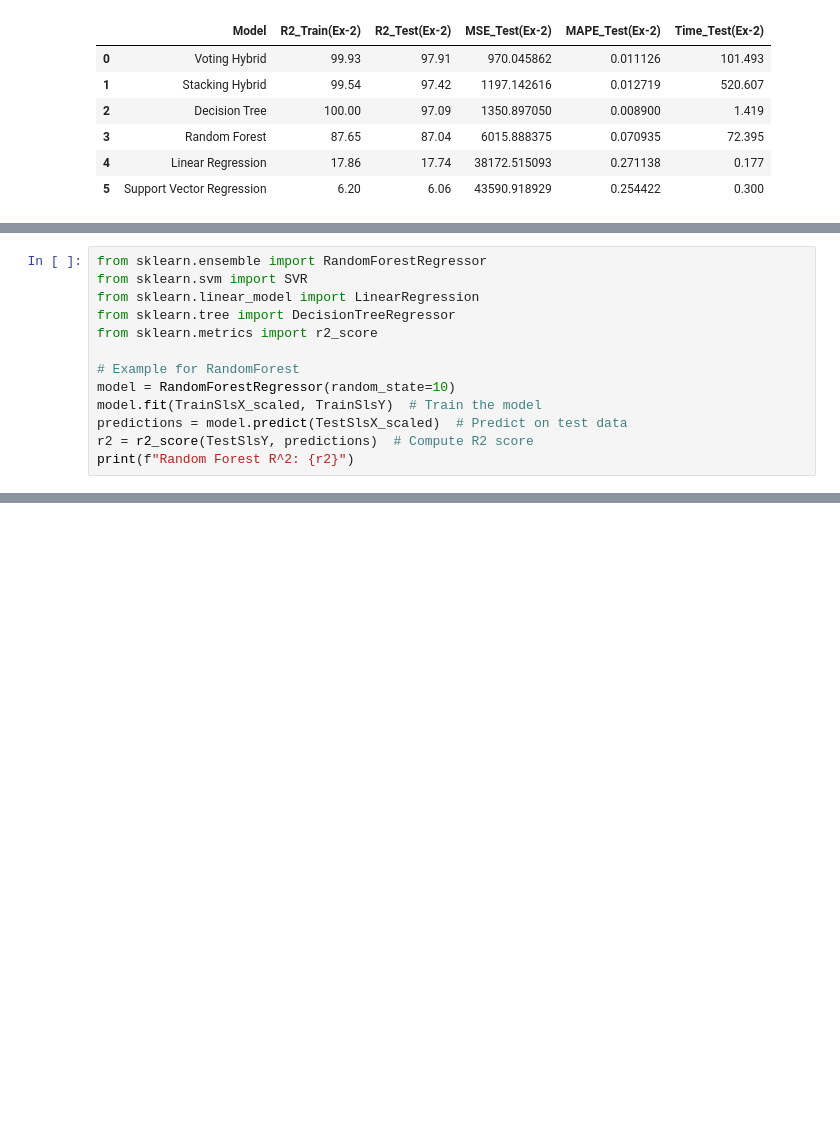
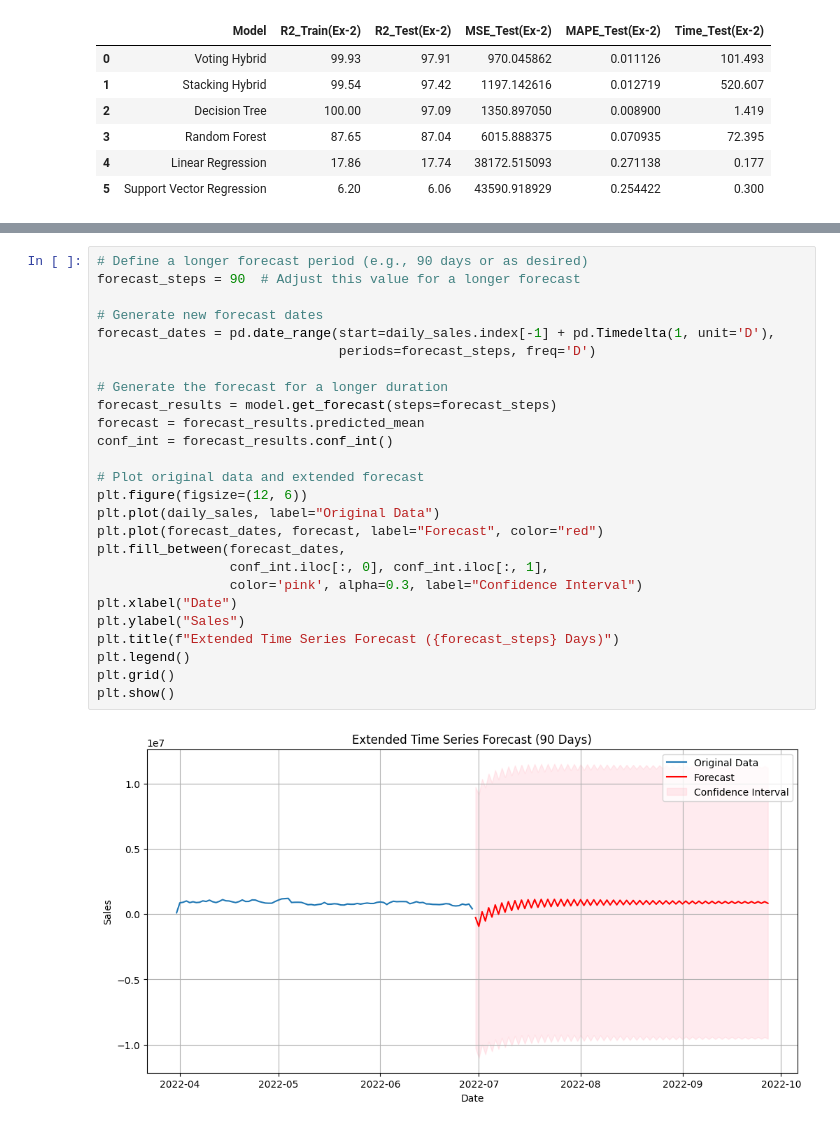
Before and after one commit to vasanthk99/Data_Science_Project, a Jupyter notebook: supermarket_sales_prediction_project.ipynb, the cells around one changed output, grey strips where cells are left out. Cells and saved outputs as stored; diff of their text form; blank space fills up the shorter version.

```diff
--- a/supermarket_sales_prediction_project.ipynb
+++ b/supermarket_sales_prediction_project.ipynb
@@ -965,13 +772,0 @@ TestSlsX_scaled = scaler.transform(TestSlsX)
-# %%
-from sklearn.ensemble import RandomForestRegressor
-from sklearn.svm import SVR
-from sklearn.linear_model import LinearRegression
-from sklearn.tree import DecisionTreeRegressor
-from sklearn.metrics import r2_score
-
-# Example for RandomForest
-model = RandomForestRegressor(random_state=10)
-model.fit(TrainSlsX_scaled, TrainSlsY)  # Train the model
-predictions = model.predict(TestSlsX_scaled)  # Predict on test data
-r2 = r2_score(TestSlsY, predictions)  # Compute R2 score
-print(f"Random Forest R^2: {r2}")
@@ -1392,0 +901,28 @@ ______________________________________
+# %%
+# Define a longer forecast period (e.g., 90 days or as desired)
+forecast_steps = 90  # Adjust this value for a longer forecast
+
+# Generate new forecast dates
+forecast_dates = pd.date_range(start=daily_sales.index[-1] + pd.Timedelta(1, unit='D'),
+                               periods=forecast_steps, freq='D')
+
+# Generate the forecast for a longer duration
+forecast_results = model.get_forecast(steps=forecast_steps)
+forecast = forecast_results.predicted_mean
+conf_int = forecast_results.conf_int()
+
+# Plot original data and extended forecast
+plt.figure(figsize=(12, 6))
+plt.plot(daily_sales, label="Original Data")
+plt.plot(forecast_dates, forecast, label="Forecast", color="red")
+plt.fill_between(forecast_dates,
+                 conf_int.iloc[:, 0], conf_int.iloc[:, 1],
+                 color='pink', alpha=0.3, label="Confidence Interval")
+plt.xlabel("Date")
+plt.ylabel("Sales")
+plt.title(f"Extended Time Series Forecast ({forecast_steps} Days)")
+plt.legend()
+plt.grid()
+plt.show()
+# %% [output]
+[figure, added]
```
Also changed, not shown: parts of 28 cells of this notebook.
